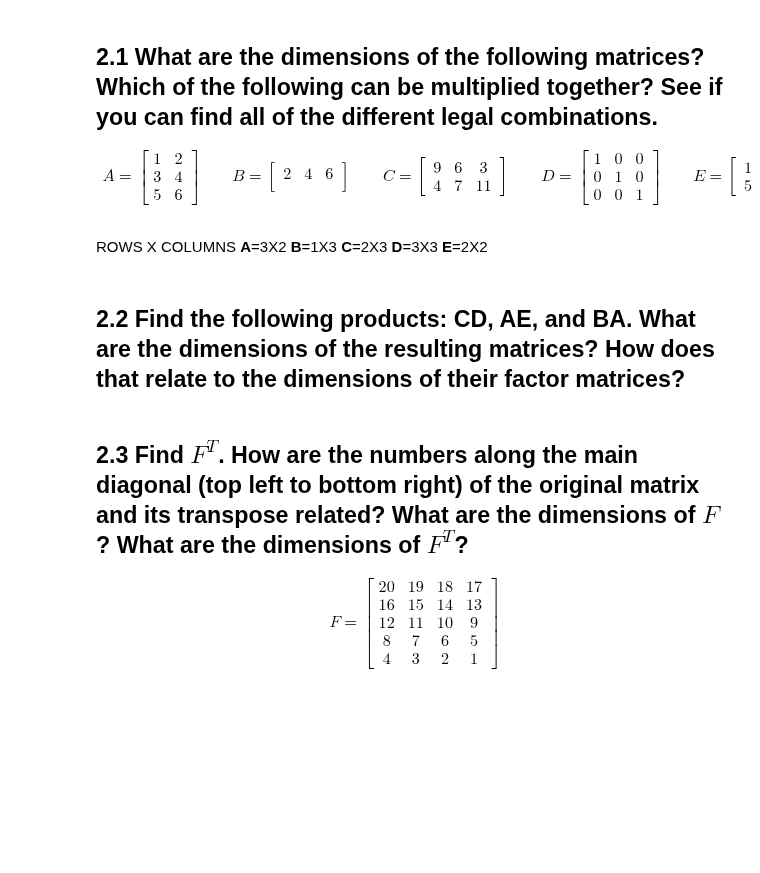
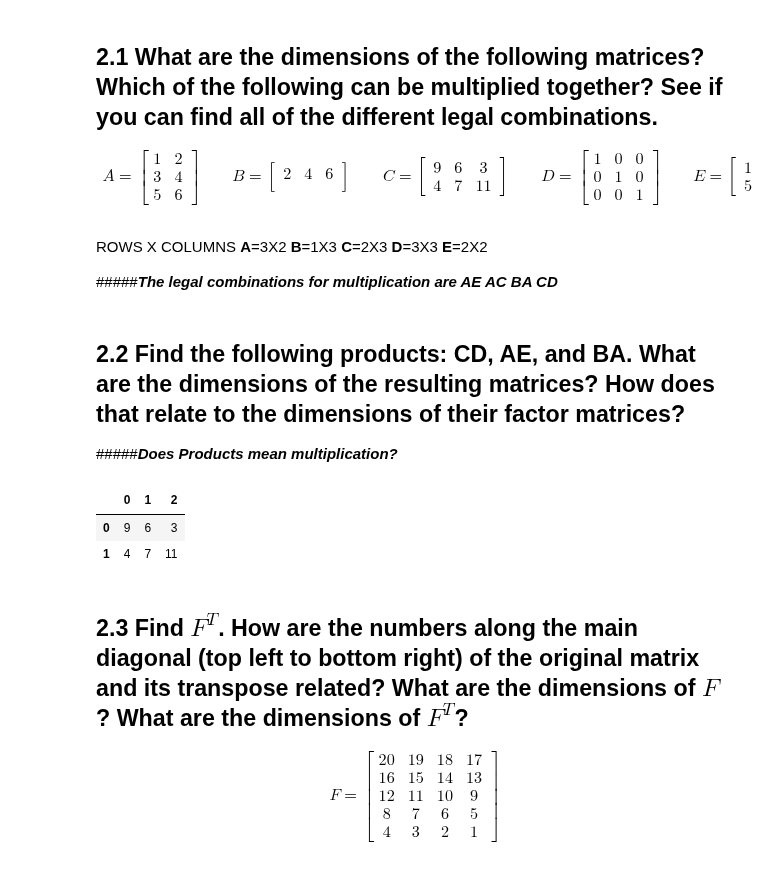
Before and after one commit to lmstephens/DS-Unit-1-Sprint-3-Linear-Algebra, a Jupyter notebook: module1-vectors-and-matrices/LS_DS_131_Vectors_and_Matrices_Assignment.ipynb, the cells around one changed output. Drawn from its saved outputs; the diff is of its cells as text; code cells hidden in the pictures; blank space fills up the shorter version.

```diff
--- a/module1-vectors-and-matrices/LS_DS_131_Vectors_and_Matrices_Assignment.ipynb
+++ b/module1-vectors-and-matrices/LS_DS_131_Vectors_and_Matrices_Assignment.ipynb
@@ -129,3 +129,5 @@ ROWS X COLUMNS
  **C**=2X3
  **D**=3X3
  **E**=2X2
+
+#####***The legal combinations for multiplication are AE AC BA CD***
@@ -134,5 +134,25 @@ ROWS X COLUMNS
 # %% [markdown]
 ## 2.2 Find the following products: CD, AE, and BA. What are the dimensions of the resulting matrices? How does that relate to the dimensions of their factor matrices?
+
+#####***Does Products mean multiplication?***
+# %%
+#CD
+#Resulting Matrix Is the same as the orginal C matrix
+
+#9x1 + 6x0 + 3x0 = 9
+#9x0 + 6x1 + 3x0 = 6 and 4x1 + 7x0 + 11x0 = 4
+#9x0 + 6x0 + 3x1 = 3 and 4x0 + 7x1 + 11x0 = 7
+#4x0 + 7x0 + 11x1 = 11
+CD = [
+      [9, 6, 3],
+      [4, 7, 11]
+      ]
+dfCD = pd.DataFrame(CD)
+dfCD
+# %% [output]
+|  | 0 | 1 | 2 |
+| 0 | 9 | 6 | 3 |
+| 1 | 4 | 7 | 11 |
 # %% [markdown]
 ## 2.3  Find $F^{T}$. How are the numbers along the main diagonal (top left to bottom right) of the original matrix and its transpose related? What are the dimensions of $F$? What are the dimensions of $F^{T}$?
 
```
Also changed, not shown: parts of 1 cell of this notebook.
